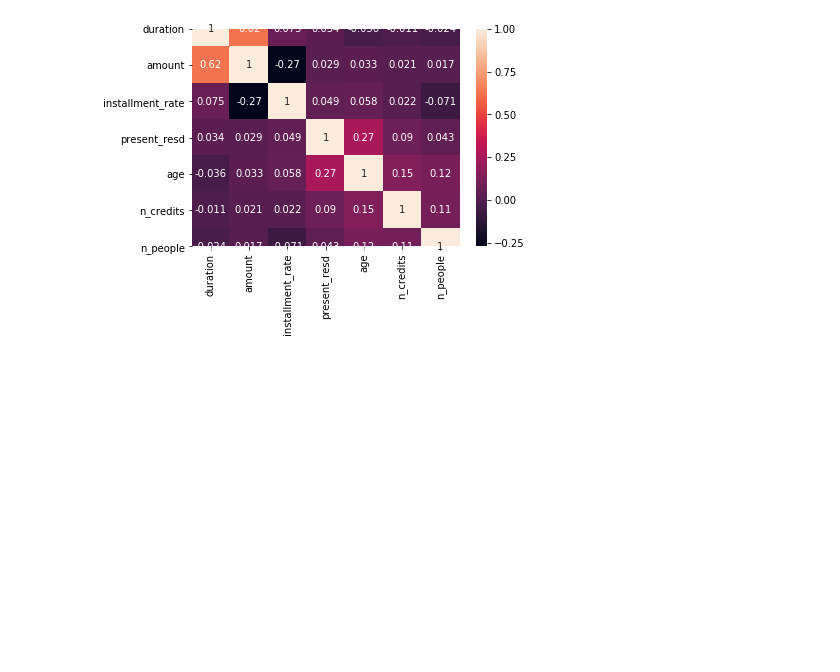
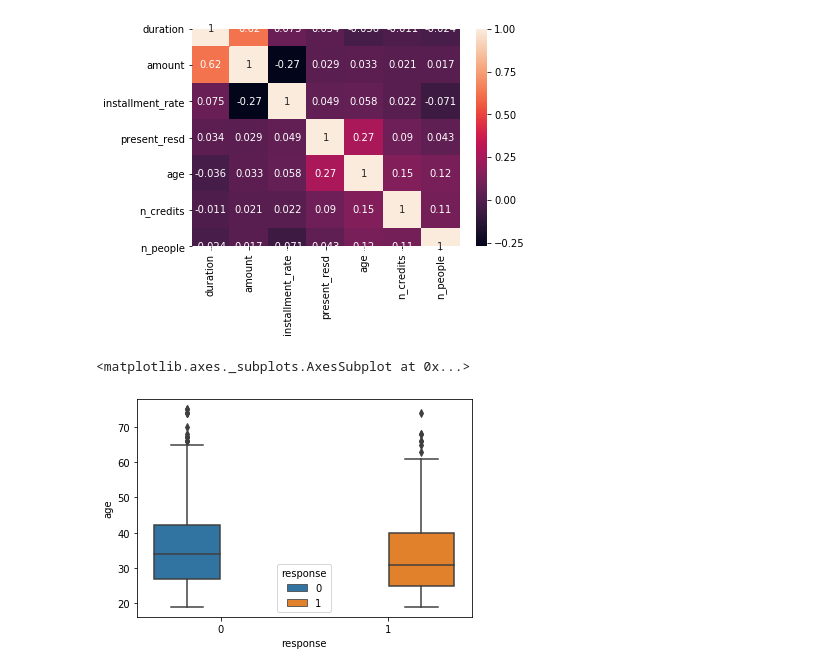
Before and after one commit to Lmuluya/German_Credit_Machine_Learning-, a Jupyter notebook: german_credit_dataset.ipynb, the cells around one changed output. Drawn from its saved outputs; the diff is of its cells as text; code cells hidden in the pictures; blank space fills up the shorter version.

```diff
--- a/german_credit_dataset.ipynb
+++ b/german_credit_dataset.ipynb
@@ -129,3 +129,9 @@ sns.heatmap(corrMatrix, annot=True)
 # %% [output]
 <matplotlib.axes._subplots.AxesSubplot at 0x...>
 [figure]
+# %%
+# Review of other relationships using a box plot
+sns.boxplot(x='response',y='age',data=df,hue='response')
+# %% [output]
+<matplotlib.axes._subplots.AxesSubplot at 0x...>
+[figure, added]
```
Also changed, not shown: parts of 5 cells of this notebook.
